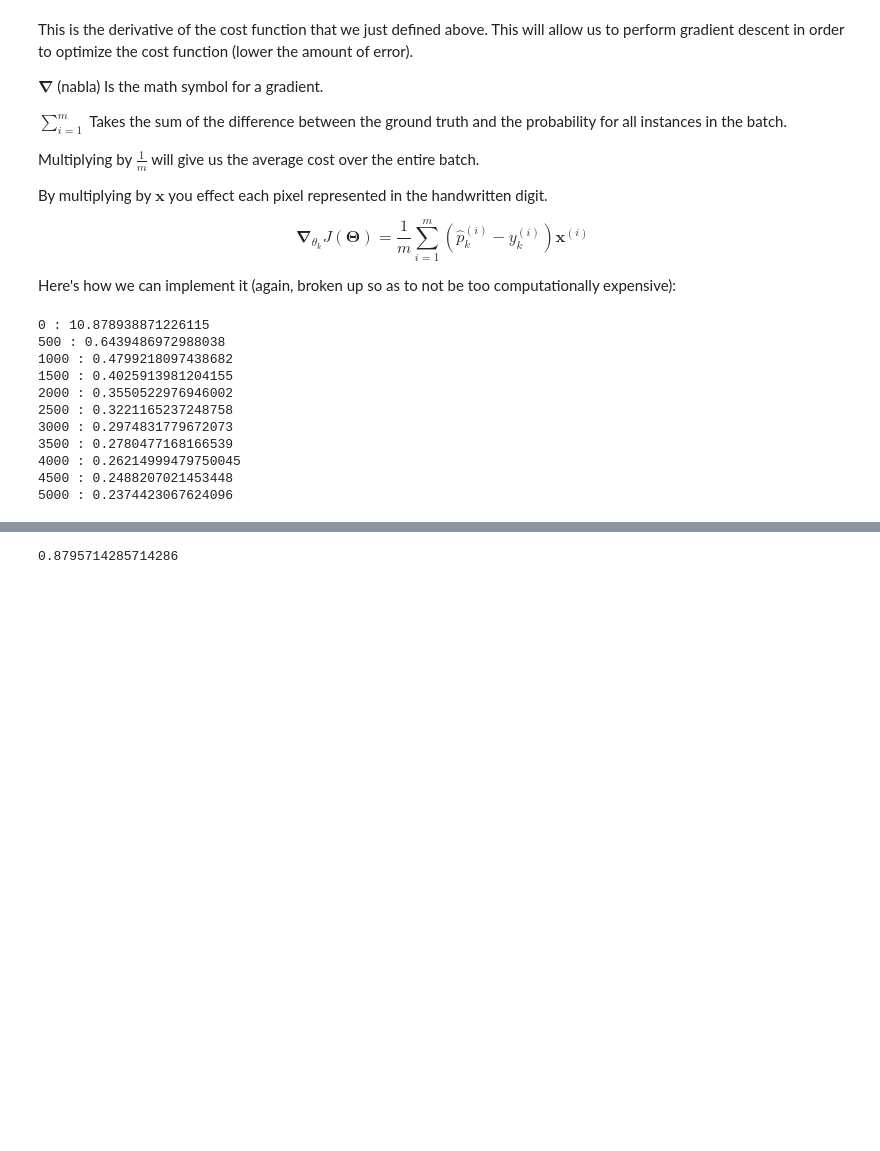
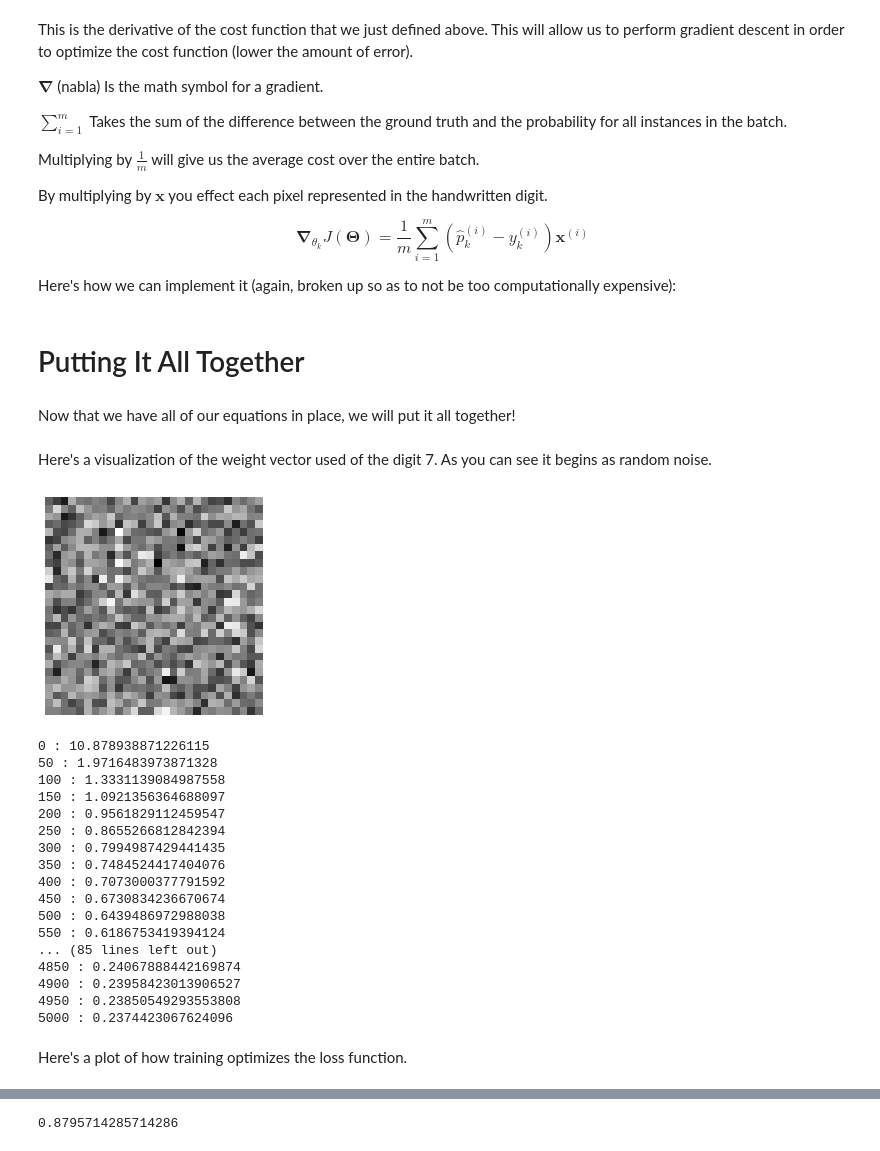
Before and after one commit to KwasiRansom/Softmax-From-Scratch, a Jupyter notebook: softmax-from-scratch.ipynb, the cells around one changed output, grey strips where cells are left out. Saved outputs shown, nothing was run; the diff lists cells and outputs as text; code cells hidden in the pictures; blank space fills up the shorter version.

```diff
--- a/softmax-from-scratch.ipynb
+++ b/softmax-from-scratch.ipynb
@@ -242,3 +260,7 @@ def GradientStep(p_hat, theta, y, x, lr, m):
     gradients = 1/m * x.T.dot(cost)
     theta = theta - lr * gradients
     return theta
+# %% [markdown]
+# Putting It All Together
+# %% [markdown]
+Now that we have all of our equations in place, we will put it all together!
@@ -245,27 +276,40 @@ def GradientStep(p_hat, theta, y, x, lr, m):
+# %% [markdown]
+Here's a visualization of the weight vector used of the digit 7. As you can see it begins as random noise.
+# %%
+image_theta = theta[:,7][:784].reshape(28, 28)
+image_theta = (image_theta/image_theta.max()) * 255
+
+plt.imshow(image_theta, cmap = 'binary')
+plt.axis('off')
+plt.show()
+# %% [output]
+[figure, added]
 # %%
-lr = 0.5
-n_inputs = X_train.shape[1]
-m = 10000 #batch size
-n_outputs = len(np.unique(y))
-epochs = 5001
-np.random.seed(2042)
-theta = np.random.randn(n_inputs, n_outputs)
 for epoch in range(epochs):
     score = SoftmaxScore(X_train[:m], theta)
     p_hat = SoftmaxFunction(score)
-    if epoch % 500 == 0:
+    if epoch % 50 == 0:
         loss = xentropyloss(y_train_one_hot[:m], p_hat)
         print(epoch, ':', loss )
+        charts[str(epoch)] = loss
     theta = GradientStep(p_hat, theta, y_train_one_hot[:m], X_train[:m], lr, m)
 # %% [output]
 0 : 10.878938871226115
+50 : 1.9716483973871328
+100 : 1.3331139084987558
+150 : 1.0921356364688097
+200 : 0.9561829112459547
+250 : 0.8655266812842394
+300 : 0.7994987429441435
+350 : 0.7484524417404076
+400 : 0.7073000377791592
+450 : 0.6730834236670674
 500 : 0.6439486972988038
-1000 : 0.4799218097438682
-1500 : 0.4025913981204155
-2000 : 0.3550522976946002
-2500 : 0.3221165237248758
-3000 : 0.2974831779672073
-3500 : 0.2780477168166539
-4000 : 0.26214999479750045
-4500 : 0.2488207021453448
+550 : 0.6186753419394124
+... (85 lines left out)
+4850 : 0.24067888442169874
+4900 : 0.23958423013906527
+4950 : 0.23850549293553808
 5000 : 0.2374423067624096
+# %% [markdown]
+Here's a plot of how training optimizes the loss function.
```
Also changed, not shown: parts of 29 cells of this notebook.
